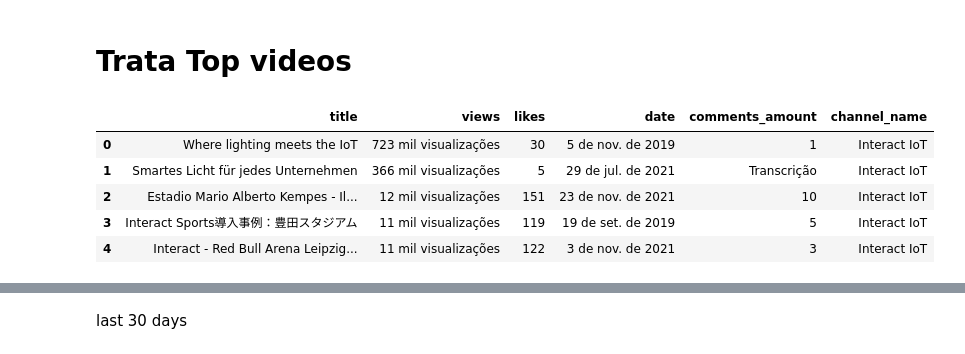
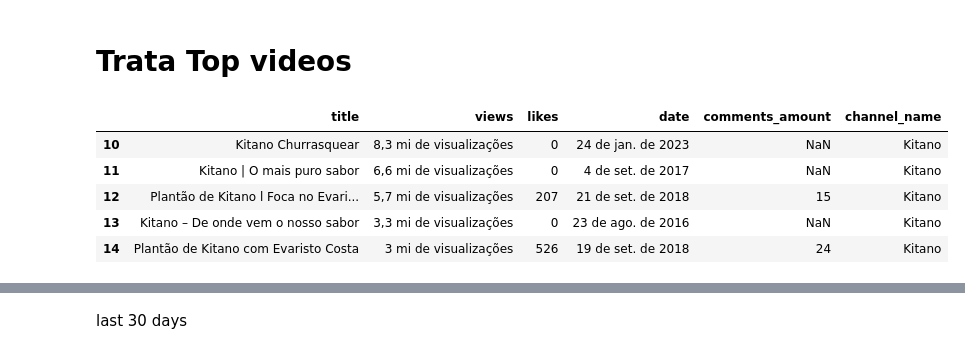
Before and after one commit to levyvix/youtube_scraper, a Jupyter notebook: transform.ipynb, the cells around one changed output, grey strips where cells are left out. Saved outputs shown, nothing was run; the diff lists cells and outputs as text; code cells hidden in the pictures.

```diff
--- a/transform.ipynb
+++ b/transform.ipynb
@@ -209,17 +208,17 @@ videos.dropna().assign(
 # %%
 import pandas as pd
 
 
 top_videos = pd.read_csv(base_path + "top_videos.csv")
 
-display(top_videos.head())
+display(top_videos.tail())
 # %% [output]
 |  | title | views | likes | date | comments_amount | channel_name |
-| 0 | Where lighting meets the IoT | 723 mil visualizações | 30 | 5 de nov. de 2019 | 1 | Interact IoT |
-| 1 | Smartes Licht für jedes Unternehmen | 366 mil visualizações | 5 | 29 de jul. de 2021 | Transcrição | Interact IoT |
-| 2 | Estadio Mario Alberto Kempes - Il... | 12 mil visualizações | 151 | 23 de nov. de 2021 | 10 | Interact IoT |
-| 3 | Interact Sports導入事例：豊田スタジアム | 11 mil visualizações | 119 | 19 de set. de 2019 | 5 | Interact IoT |
-| 4 | Interact - Red Bull Arena Leipzig... | 11 mil visualizações | 122 | 3 de nov. de 2021 | 3 | Interact IoT |
+| 10 | Kitano Churrasquear | 8,3 mi de visualizações | 0 | 24 de jan. de 2023 | NaN | Kitano |
+| 11 | Kitano | O mais puro sabor | 6,6 mi de visualizações | 0 | 4 de set. de 2017 | NaN | Kitano |
+| 12 | Plantão de Kitano l Foca no Evari... | 5,7 mi de visualizações | 207 | 21 de set. de 2018 | 15 | Kitano |
+| 13 | Kitano – De onde vem o nosso sabor | 3,3 mi de visualizações | 0 | 23 de ago. de 2016 | NaN | Kitano |
+| 14 | Plantão de Kitano com Evaristo Costa | 3 mi de visualizações | 526 | 19 de set. de 2018 | 24 | Kitano |
 # %%
 top_videos.assign(
     date=lambda df_: df_["date"].apply(trata_data),
```
Also changed, not shown: parts of 11 cells of this notebook, 3 other files.
